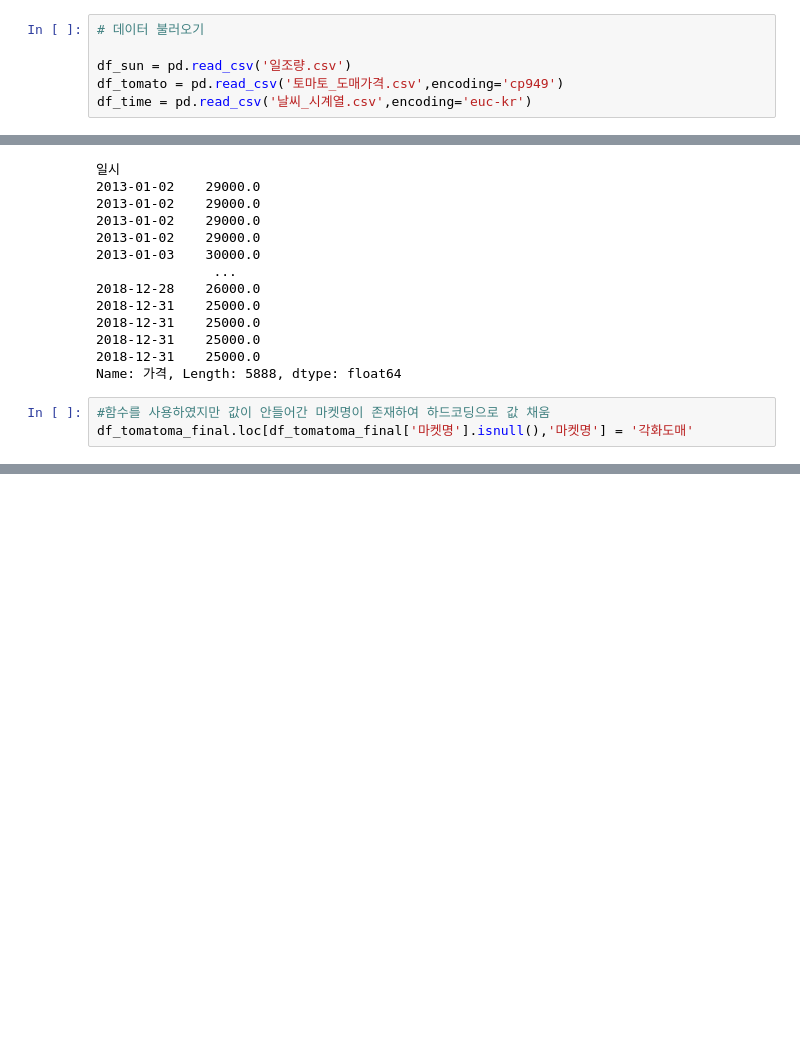
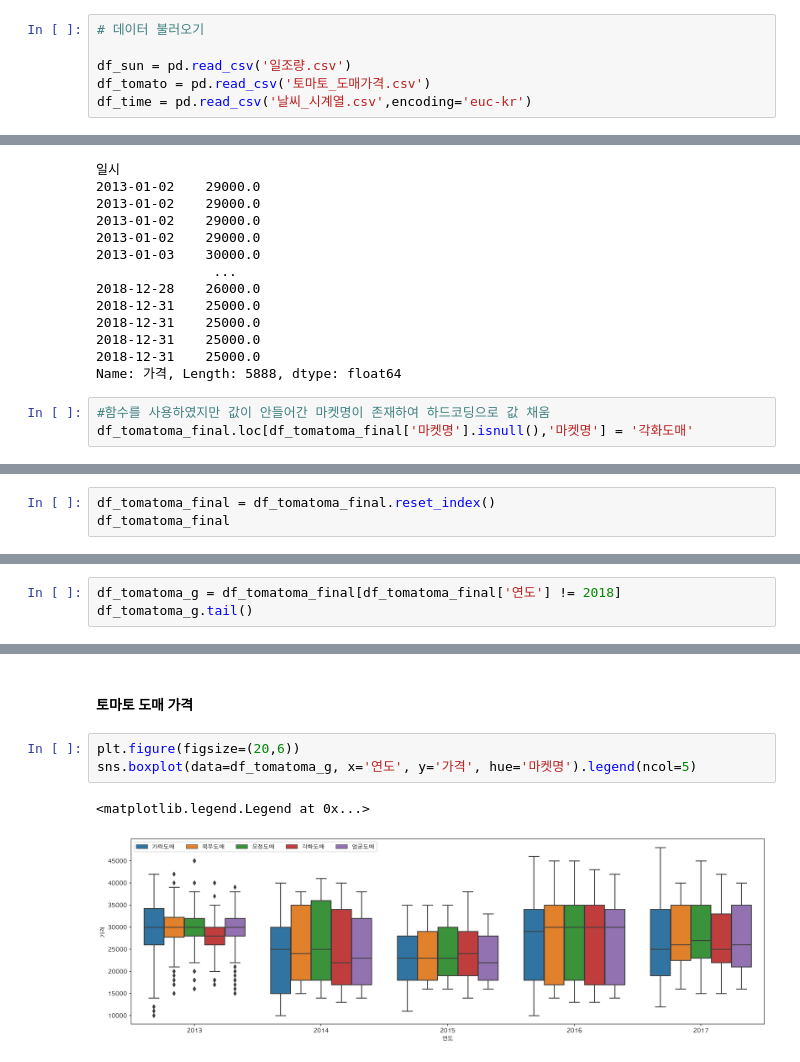
Before and after one commit to jyeon94/Learning_Spoons_Second_Project, a Jupyter notebook: 버전관리/project2.1_merge_ver1.ipynb, the cells around one changed output, grey strips where cells are left out. Saved outputs shown, nothing was run; the diff lists cells and outputs as text; blank space fills up the shorter version.

```diff
--- a/버전관리/project2.1_merge_ver1.ipynb
+++ b/버전관리/project2.1_merge_ver1.ipynb
@@ -37,6 +37,6 @@ os.chdir('/Users/jungdayoung/Documents/GitHub/Learning_Spoons_Second_Project/dat
 # 데이터 불러오기
 
 df_sun = pd.read_csv('일조량.csv')
-df_tomato = pd.read_csv('토마토_도매가격.csv',encoding='cp949')
+df_tomato = pd.read_csv('토마토_도매가격.csv')
 df_time = pd.read_csv('날씨_시계열.csv',encoding='euc-kr')
 # %%
@@ -289,0 +326,3 @@ df_tomatoma_final
+# %%
+df_tomatoma_final = df_tomatoma_final.reset_index()
+df_tomatoma_final
@@ -289,0 +345,3 @@ df_tomatoma_final
+# %%
+df_tomatoma_g = df_tomatoma_final[df_tomatoma_final['연도'] != 2018]
+df_tomatoma_g.tail()
@@ -289,0 +402,8 @@ df_tomatoma_final
+# %% [markdown]
+#### 토마토 도매 가격
+# %%
+plt.figure(figsize=(20,6))
+sns.boxplot(data=df_tomatoma_g, x='연도', y='가격', hue='마켓명').legend(ncol=5)
+# %% [output]
+<matplotlib.legend.Legend at 0x...>
+[figure, added]
```
Also changed, not shown: parts of 33 cells of this notebook, 2 other files.
